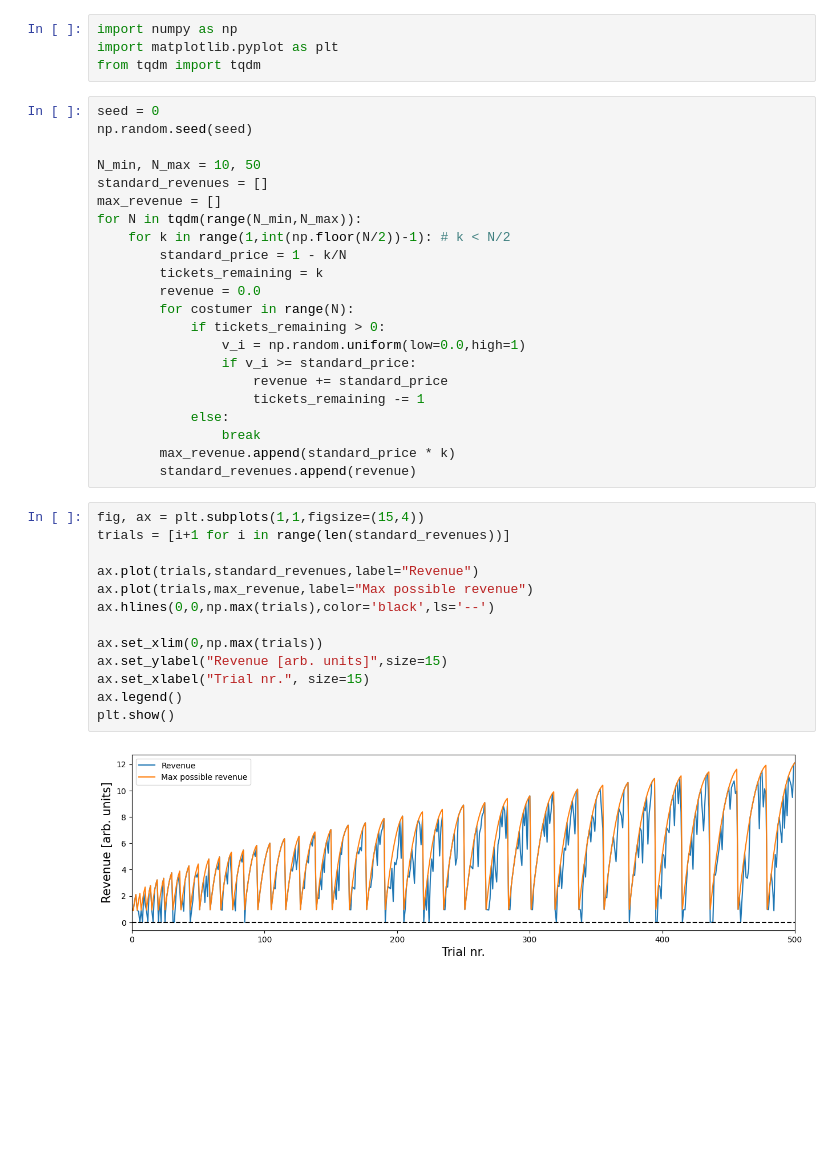
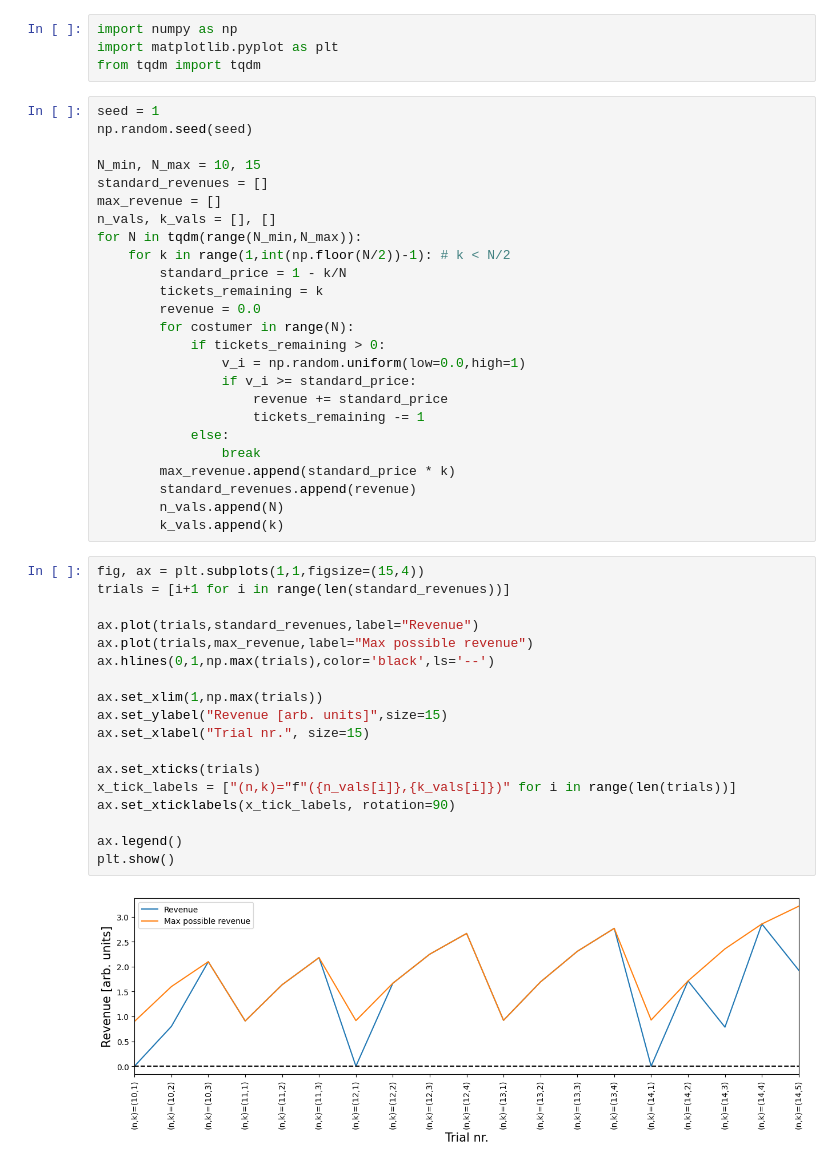
Before and after one commit to seba2390/RandomizedAlgorithms2023, a Jupyter notebook: Project 3/main.ipynb, the cells around one changed output. Saved outputs shown, nothing was run; the diff lists cells and outputs as text; blank space fills up the shorter version.

```diff
--- a/Project 3/main.ipynb
+++ b/Project 3/main.ipynb
@@ -3,12 +3,13 @@ import numpy as np
 import matplotlib.pyplot as plt
 from tqdm import tqdm
 # %%
-seed = 0
+seed = 1
 np.random.seed(seed)
 
-N_min, N_max = 10, 50
+N_min, N_max = 10, 15
 standard_revenues = []
 max_revenue = []
+n_vals, k_vals = [], []
 for N in tqdm(range(N_min,N_max)):
     for k in range(1,int(np.floor(N/2))-1): # k < N/2
         standard_price = 1 - k/N
@@ -24,18 +25,25 @@ for N in tqdm(range(N_min,N_max)):
                 break
         max_revenue.append(standard_price * k)
         standard_revenues.append(revenue)
+        n_vals.append(N)
+        k_vals.append(k)
 # %%
 fig, ax = plt.subplots(1,1,figsize=(15,4))
 trials = [i+1 for i in range(len(standard_revenues))]
 
 ax.plot(trials,standard_revenues,label="Revenue")
 ax.plot(trials,max_revenue,label="Max possible revenue")
-ax.hlines(0,0,np.max(trials),color='black',ls='--')
+ax.hlines(0,1,np.max(trials),color='black',ls='--')
 
-ax.set_xlim(0,np.max(trials))
+ax.set_xlim(1,np.max(trials))
 ax.set_ylabel("Revenue [arb. units]",size=15)
 ax.set_xlabel("Trial nr.", size=15)
+
+ax.set_xticks(trials)
+x_tick_labels = ["(n,k)="f"({n_vals[i]},{k_vals[i]})" for i in range(len(trials))]
+ax.set_xticklabels(x_tick_labels, rotation=90)
+
 ax.legend()
 plt.show()
 # %% [output]
-[figure, old version]
+[figure, new version]
```
